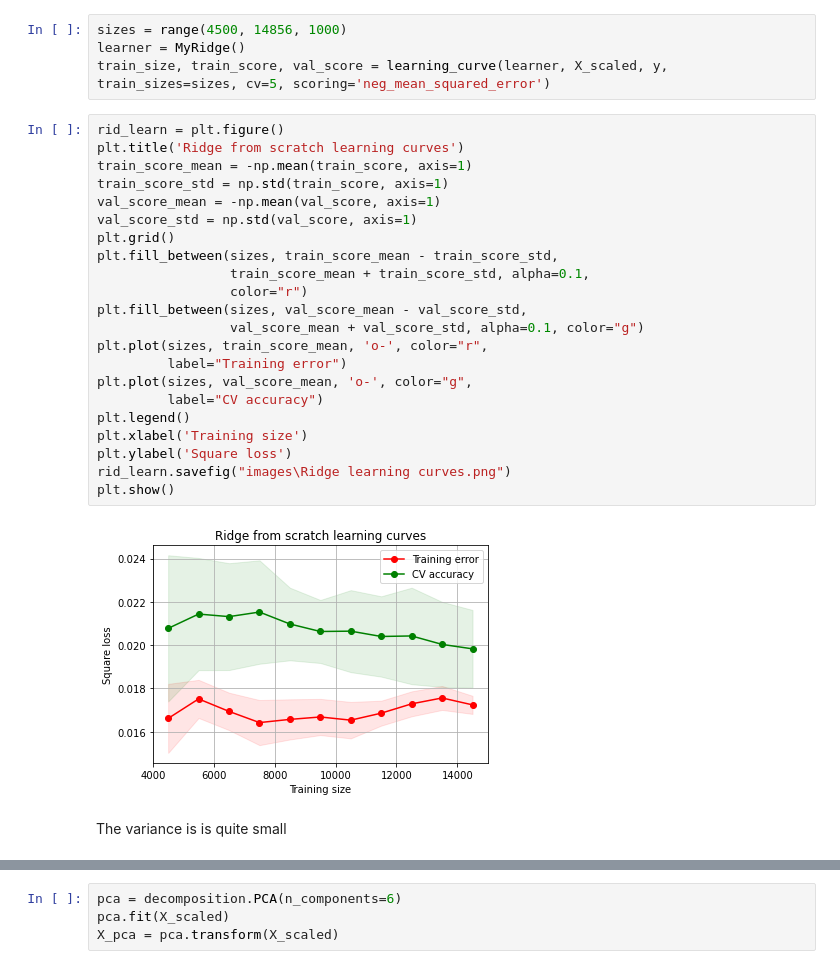
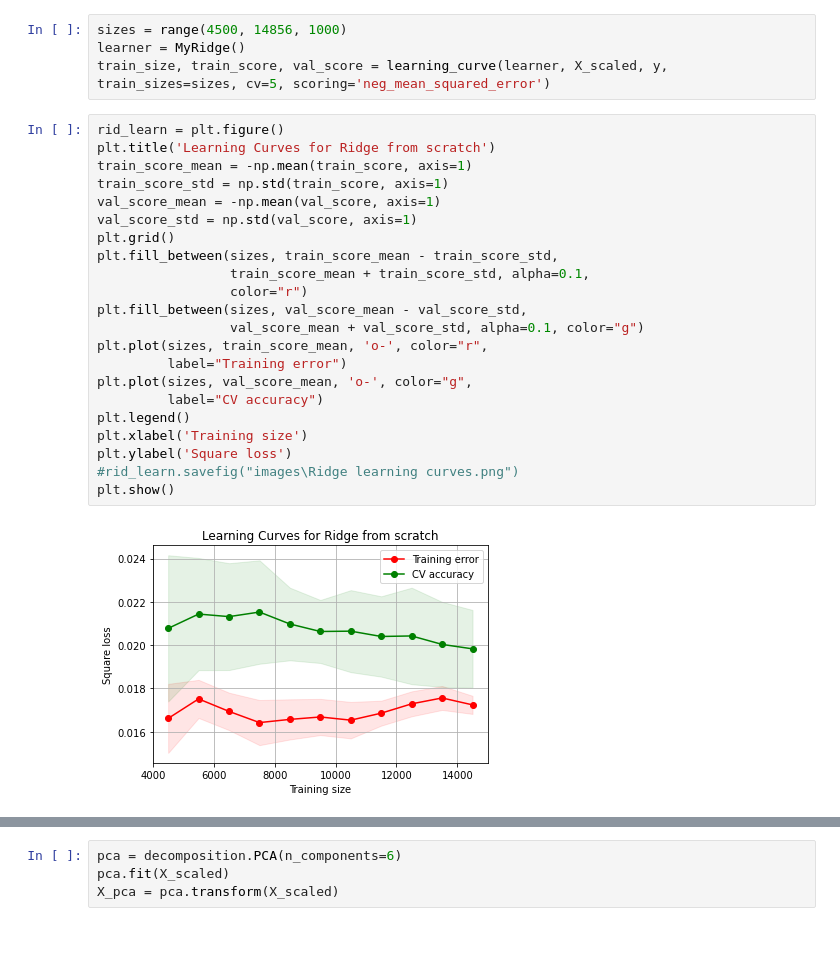
Before and after one commit to martinaviggiano/ml_project, a Jupyter notebook: Machine Learning Project.ipynb, the cells around one changed output, grey strips where cells are left out. Saved outputs shown, nothing was run; the diff lists cells and outputs as text; blank space fills up the shorter version.

```diff
--- a/Machine Learning Project.ipynb
+++ b/Machine Learning Project.ipynb
@@ -663,27 +591,25 @@ learner = MyRidge()
 train_size, train_score, val_score = learning_curve(learner, X_scaled, y, train_sizes=sizes, cv=5, scoring='neg_mean_squared_error')
 # %%
 rid_learn = plt.figure()
-plt.title('Ridge from scratch learning curves')
+plt.title('Learning Curves for Ridge from scratch')
 train_score_mean = -np.mean(train_score, axis=1)
 train_score_std = np.std(train_score, axis=1)
 val_score_mean = -np.mean(val_score, axis=1)
 val_score_std = np.std(val_score, axis=1)
 plt.grid()
 plt.fill_between(sizes, train_score_mean - train_score_std,
                  train_score_mean + train_score_std, alpha=0.1,
                  color="r")
 plt.fill_between(sizes, val_score_mean - val_score_std,
                  val_score_mean + val_score_std, alpha=0.1, color="g")
 plt.plot(sizes, train_score_mean, 'o-', color="r",
          label="Training error")
 plt.plot(sizes, val_score_mean, 'o-', color="g",
          label="CV accuracy")
 plt.legend()
 plt.xlabel('Training size')
 plt.ylabel('Square loss')
-rid_learn.savefig("images\Ridge learning curves.png")
+#rid_learn.savefig("images\Ridge learning curves.png")
 plt.show()
 # %% [output]
-[figure, old version]
+[figure, new version]
-# %% [markdown]
-The variance is is quite small
```
Also changed, not shown: parts of 54 cells of this notebook, 8 other files.
